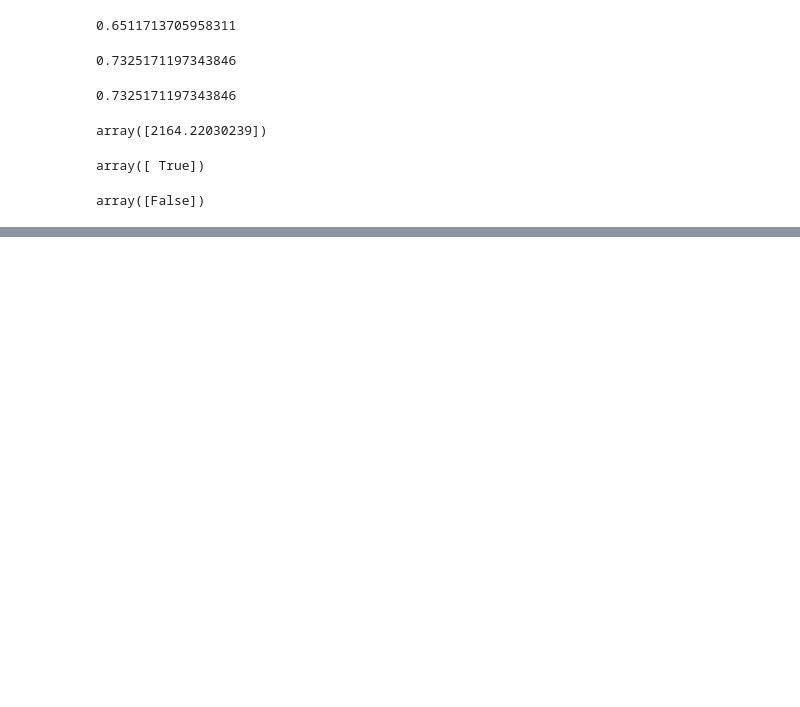
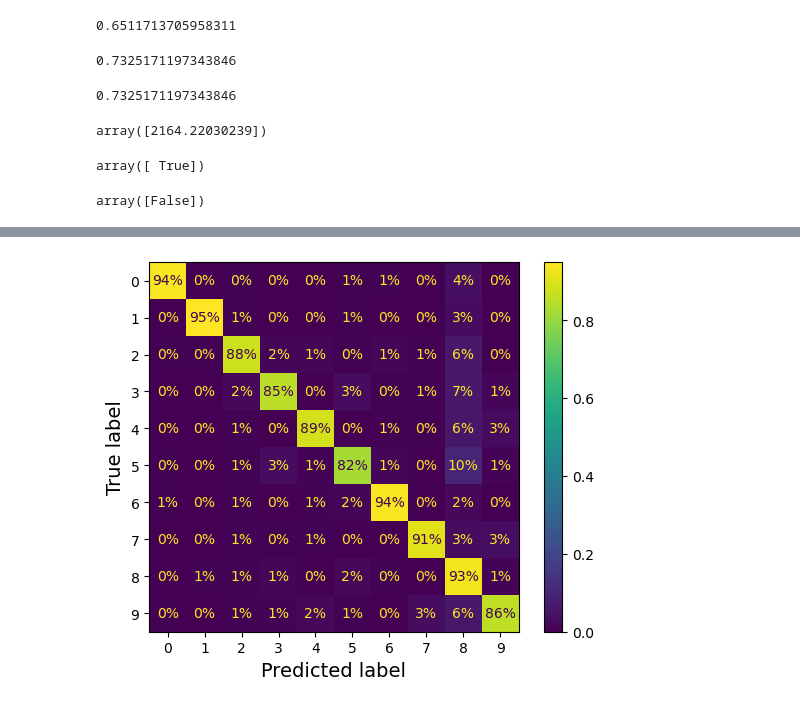
Before and after one commit to HYSK-cmd/AI-ML-Challenger, a Jupyter notebook: handson-ml3/Chapter3_classification.ipynb, the cells around one changed output, grey strips where cells are left out. Cells and saved outputs as stored; diff of their text form; code cells hidden in the pictures; blank space fills up the shorter version.

```diff
--- a/handson-ml3/Chapter3_classification.ipynb
+++ b/handson-ml3/Chapter3_classification.ipynb
@@ -405,0 +481,7 @@ cross_val_score(sgd_clf, X_train_scaled, y_train, cv=3, scoring="accuracy")
+# %%
+plt.rc('font', size=10)
+ConfusionMatrixDisplay.from_predictions(y_train, y_train_pred,
+                                       normalize="true", values_format=".0%")
+plt.show()
+# %% [output]
+[figure, added]
```
Also changed, not shown: parts of 45 cells of this notebook, 8 other files.
